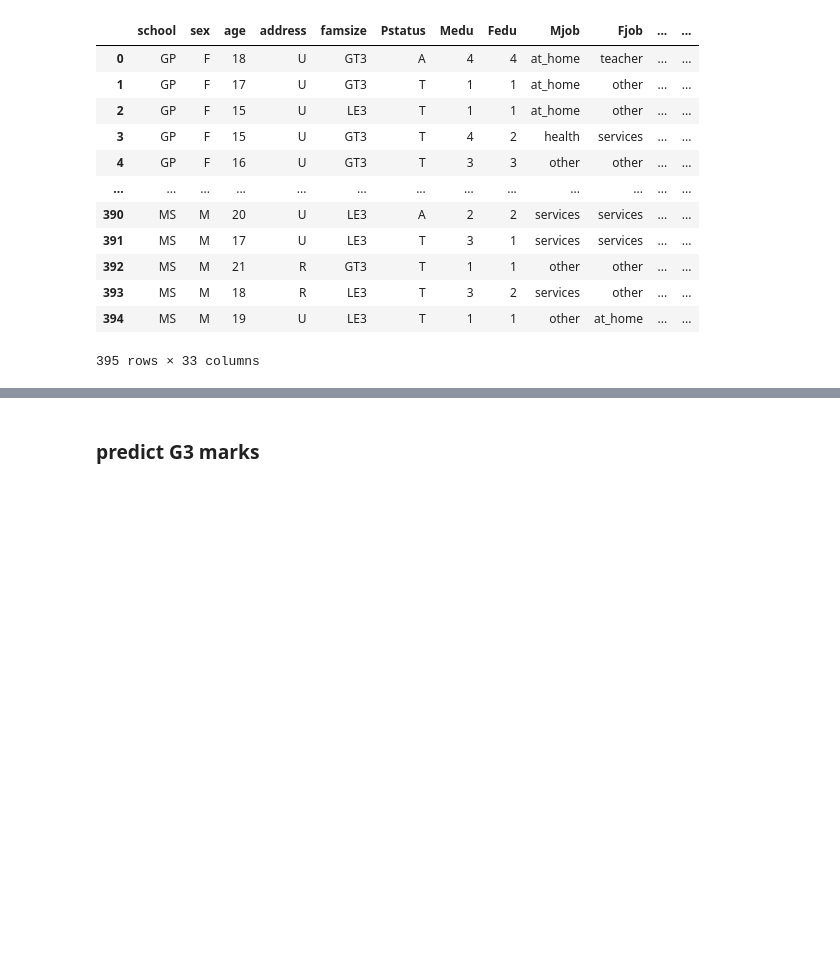
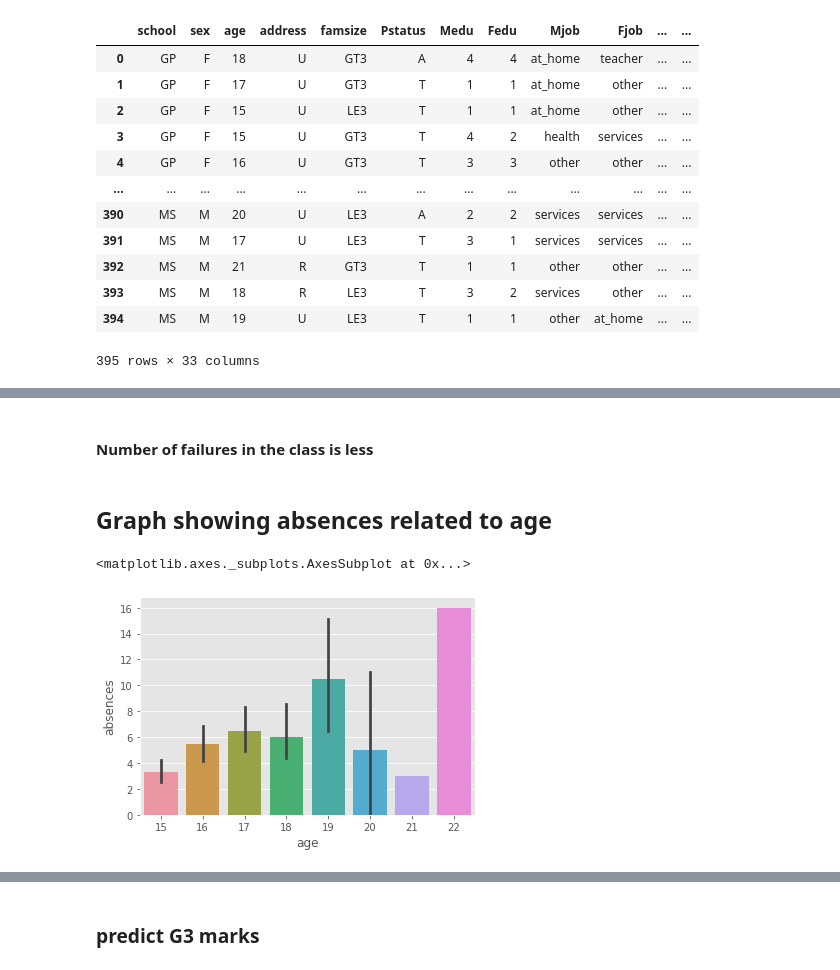
Before and after one commit to Somnathpaul/marks-prediction, a Jupyter notebook: predict marks.ipynb, the cells around one changed output, grey strips where cells are left out. Saved outputs shown, nothing was run; the diff lists cells and outputs as text; code cells hidden in the pictures; blank space fills up the shorter version.

```diff
--- a/predict marks.ipynb
+++ b/predict marks.ipynb
@@ -28,0 +59,10 @@ data
+# %% [markdown]
+#### Number of failures in the class is less
+# %% [markdown]
+## Graph showing absences related to age
+# %%
+# health - current health status (numeric: from 1 - very bad to 5 - very good)
+sns.barplot(x="age", y="absences", data=df_analysis)
+# %% [output]
+<matplotlib.axes._subplots.AxesSubplot at 0x...>
+[figure, added]
```
Also changed, not shown: parts of 29 cells of this notebook, 1 other file.
